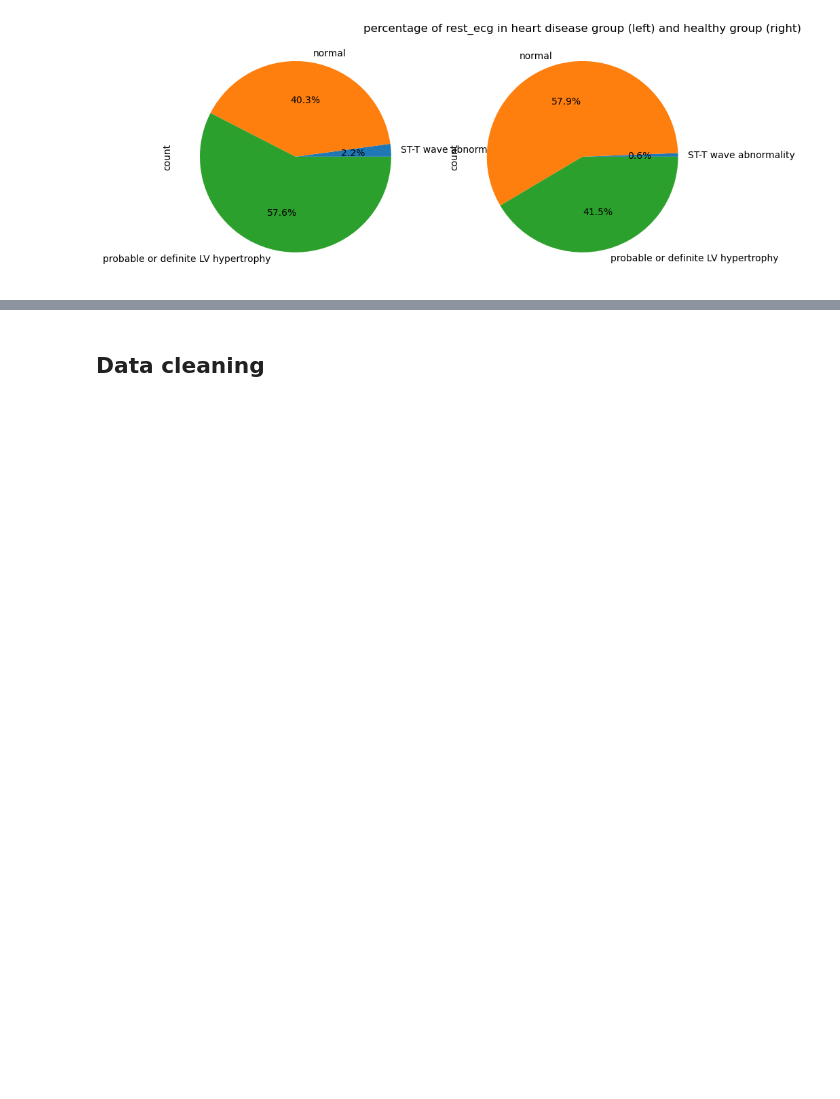
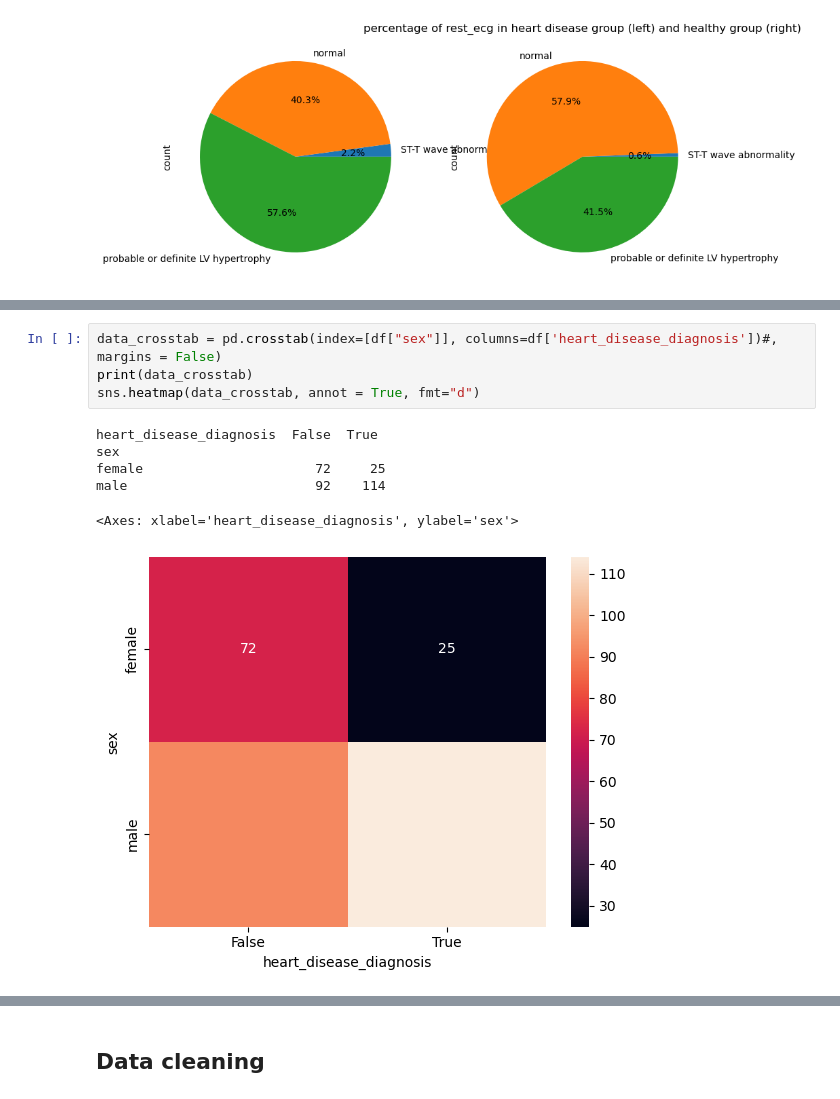
Before and after one commit to paulinedao/heart_disease, a Jupyter notebook: heart_disease.ipynb, the cells around one changed output, grey strips where cells are left out. Drawn from its saved outputs; the diff is of its cells as text; blank space fills up the shorter version.

```diff
--- a/heart_disease.ipynb
+++ b/heart_disease.ipynb
@@ -398,0 +412,11 @@ for column in categorical_columns:
+# %%
+data_crosstab = pd.crosstab(index=[df["sex"]], columns=df['heart_disease_diagnosis'])#, margins = False)
+print(data_crosstab)
+sns.heatmap(data_crosstab, annot = True, fmt="d")
+# %% [output]
+heart_disease_diagnosis  False  True
+sex
+female                      72     25
+male                        92    114
+<Axes: xlabel='heart_disease_diagnosis', ylabel='sex'>
+[figure, added]
```
Also changed, not shown: parts of 3 cells of this notebook.
